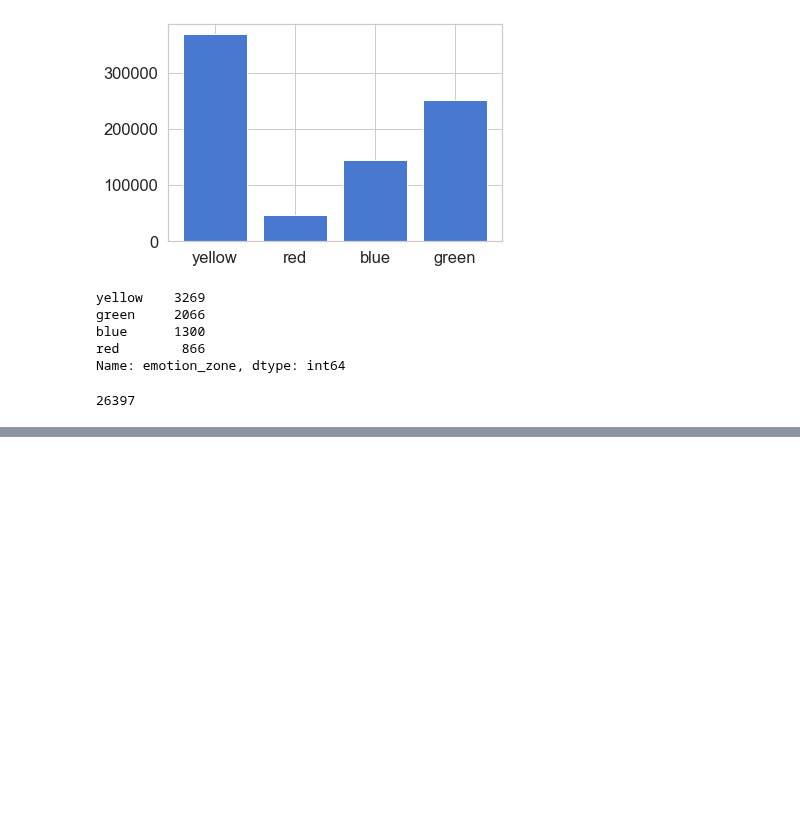
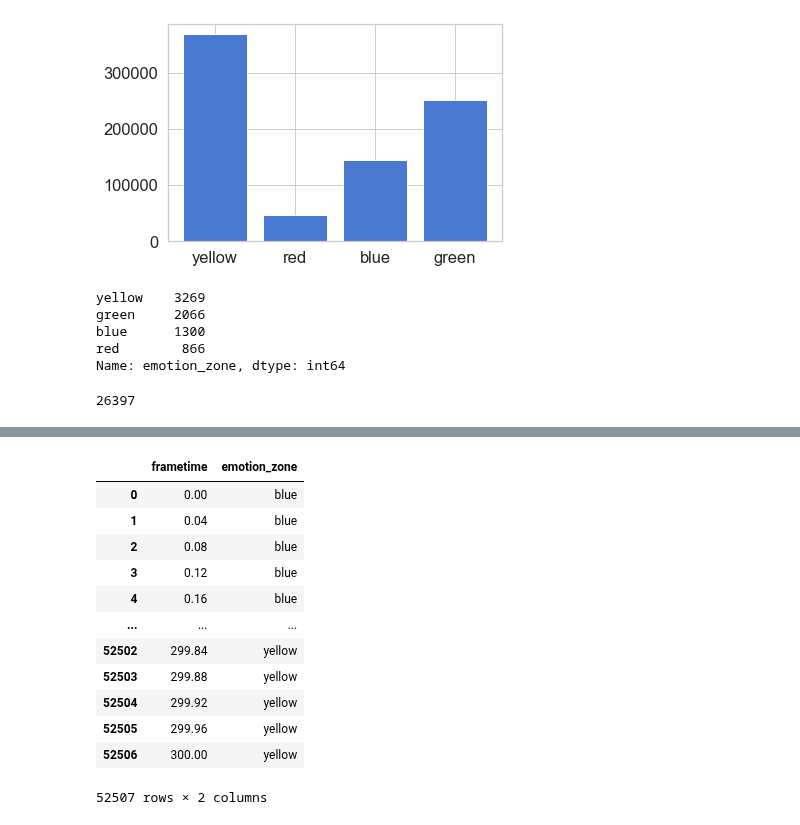
Before and after one commit to annanda/emotion_detection_for_children_with_asd, a Jupyter notebook: notebooks/emotion_detection_notebook.ipynb, the cells around one changed output, grey strips where cells are left out. Drawn from its saved outputs; the diff is of its cells as text; code cells hidden in the pictures; blank space fills up the shorter version.

```diff
--- a/notebooks/emotion_detection_notebook.ipynb
+++ b/notebooks/emotion_detection_notebook.ipynb
@@ -144,0 +236,17 @@ count_emotions['yellow']
+# %%
+data_emotion_annotation.columns = ['frametime','emotion_zone']
+data_emotion_annotation
+# %% [output]
+|  | frametime | emotion_zone |
+| 0 | 0.00 | blue |
+| 1 | 0.04 | blue |
+| 2 | 0.08 | blue |
+| 3 | 0.12 | blue |
+| 4 | 0.16 | blue |
+| ... | ... | ... |
+| 52502 | 299.84 | yellow |
+| 52503 | 299.88 | yellow |
+| 52504 | 299.92 | yellow |
+| 52505 | 299.96 | yellow |
+| 52506 | 300.00 | yellow |
+52507 rows × 2 columns
```
Also changed, not shown: parts of 6 cells of this notebook.
